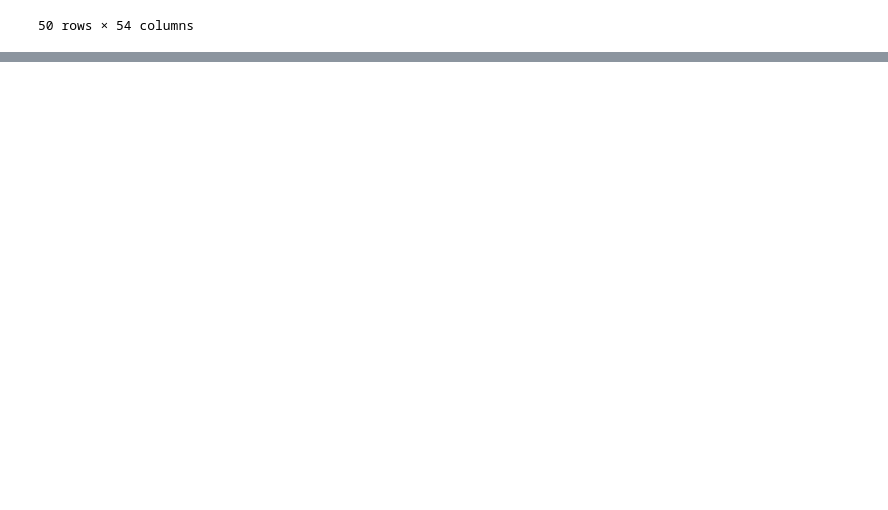
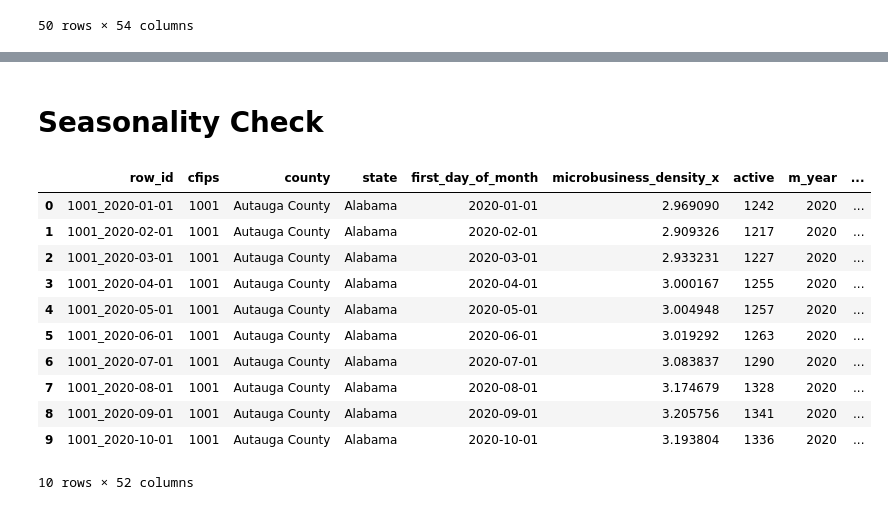
Before and after one commit to Joheun-Kang/microb, a Jupyter notebook: notebook/microb.ipynb, the cells around one changed output, grey strips where cells are left out. Cells and saved outputs as stored; diff of their text form; code cells hidden in the pictures; blank space fills up the shorter version.

```diff
--- a/notebook/microb.ipynb
+++ b/notebook/microb.ipynb
@@ -646,0 +420,2 @@ df_census.head(5) # pct_collge_xxxx: esstimate percentage for bachelor's degree
+# %% [markdown]
+# Seasonality Check
@@ -646,0 +424,18 @@ df_census.head(5) # pct_collge_xxxx: esstimate percentage for bachelor's degree
+# %%
+df_ex1 = re_df[(re_df['county']=='Autauga County') & (re_df['state']=='Alabama')]
+df_ex1_year = df_ex1[5::]
+df_ex1_year = df_ex1_year.reset_index(drop=True)
+df_ex1_year.head(10)
+# %% [output]
+|  | row_id | cfips | county | state | first_day_of_month | microbusiness_density_x | active | m_year | ... |
+| 0 | 1001_2020-01-01 | 1001 | Autauga County | Alabama | 2020-01-01 | 2.969090 | 1242 | 2020 | ... |
+| 1 | 1001_2020-02-01 | 1001 | Autauga County | Alabama | 2020-02-01 | 2.909326 | 1217 | 2020 | ... |
+| 2 | 1001_2020-03-01 | 1001 | Autauga County | Alabama | 2020-03-01 | 2.933231 | 1227 | 2020 | ... |
+| 3 | 1001_2020-04-01 | 1001 | Autauga County | Alabama | 2020-04-01 | 3.000167 | 1255 | 2020 | ... |
+| 4 | 1001_2020-05-01 | 1001 | Autauga County | Alabama | 2020-05-01 | 3.004948 | 1257 | 2020 | ... |
+| 5 | 1001_2020-06-01 | 1001 | Autauga County | Alabama | 2020-06-01 | 3.019292 | 1263 | 2020 | ... |
+| 6 | 1001_2020-07-01 | 1001 | Autauga County | Alabama | 2020-07-01 | 3.083837 | 1290 | 2020 | ... |
+| 7 | 1001_2020-08-01 | 1001 | Autauga County | Alabama | 2020-08-01 | 3.174679 | 1328 | 2020 | ... |
+| 8 | 1001_2020-09-01 | 1001 | Autauga County | Alabama | 2020-09-01 | 3.205756 | 1341 | 2020 | ... |
+| 9 | 1001_2020-10-01 | 1001 | Autauga County | Alabama | 2020-10-01 | 3.193804 | 1336 | 2020 | ... |
+10 rows × 52 columns
```
Also changed, not shown: parts of 62 cells of this notebook.
